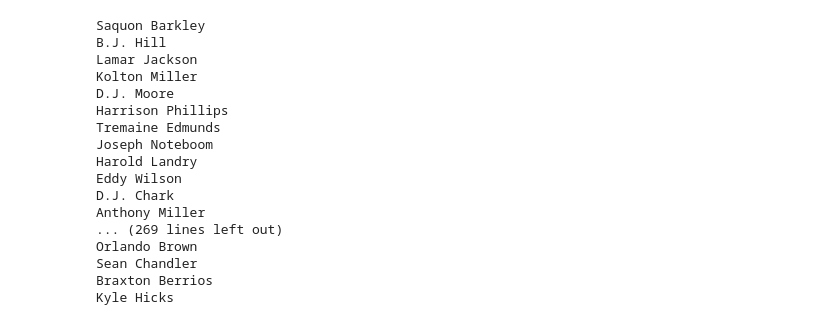
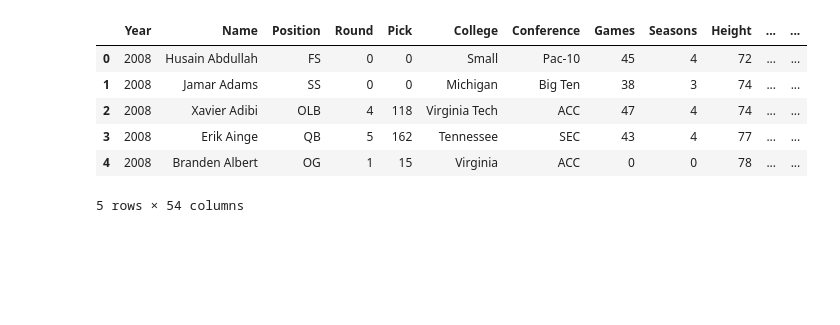
Before and after one commit to bgrassy/nfl-draft, a Jupyter notebook: Analysis.ipynb, the cells around one changed output. Saved outputs shown, nothing was run; the diff lists cells and outputs as text; code cells hidden in the pictures; blank space fills up the shorter version.

```diff
--- a/Analysis.ipynb
+++ b/Analysis.ipynb
@@ -132,21 +0,0 @@ array([ 19, 118, 132, 176, 178, 199,  77, 187, 154, 276,  47, 175, 160,
-# %%
-for row in np.argsort(pred1):
-    print(year.at[row, "Name"])
-# %% [output]
-Saquon Barkley
-B.J. Hill
-Lamar Jackson
-Kolton Miller
-D.J. Moore
-Harrison Phillips
-Tremaine Edmunds
-Joseph Noteboom
-Harold Landry
-Eddy Wilson
-D.J. Chark
-Anthony Miller
-... (269 lines left out)
-Orlando Brown
-Sean Chandler
-Braxton Berrios
-Kyle Hicks
@@ -152,0 +11,12 @@ Kyle Hicks
+# %%
+df = pd.read_csv("data/full2.csv")
+# Examine head of data
+df.head()
+# %% [output]
+|  | Year | Name | Position | Round | Pick | College | Conference | Games | Seasons | Height | ... | ... |
+| 0 | 2008 | Husain Abdullah | FS | 0 | 0 | Small | Pac-10 | 45 | 4 | 72 | ... | ... |
+| 1 | 2008 | Jamar Adams | SS | 0 | 0 | Michigan | Big Ten | 38 | 3 | 74 | ... | ... |
+| 2 | 2008 | Xavier Adibi | OLB | 4 | 118 | Virginia Tech | ACC | 47 | 4 | 74 | ... | ... |
+| 3 | 2008 | Erik Ainge | QB | 5 | 162 | Tennessee | SEC | 43 | 4 | 77 | ... | ... |
+| 4 | 2008 | Branden Albert | OG | 1 | 15 | Virginia | ACC | 0 | 0 | 78 | ... | ... |
+5 rows × 54 columns
```
Also changed, not shown: parts of 46 cells of this notebook.
